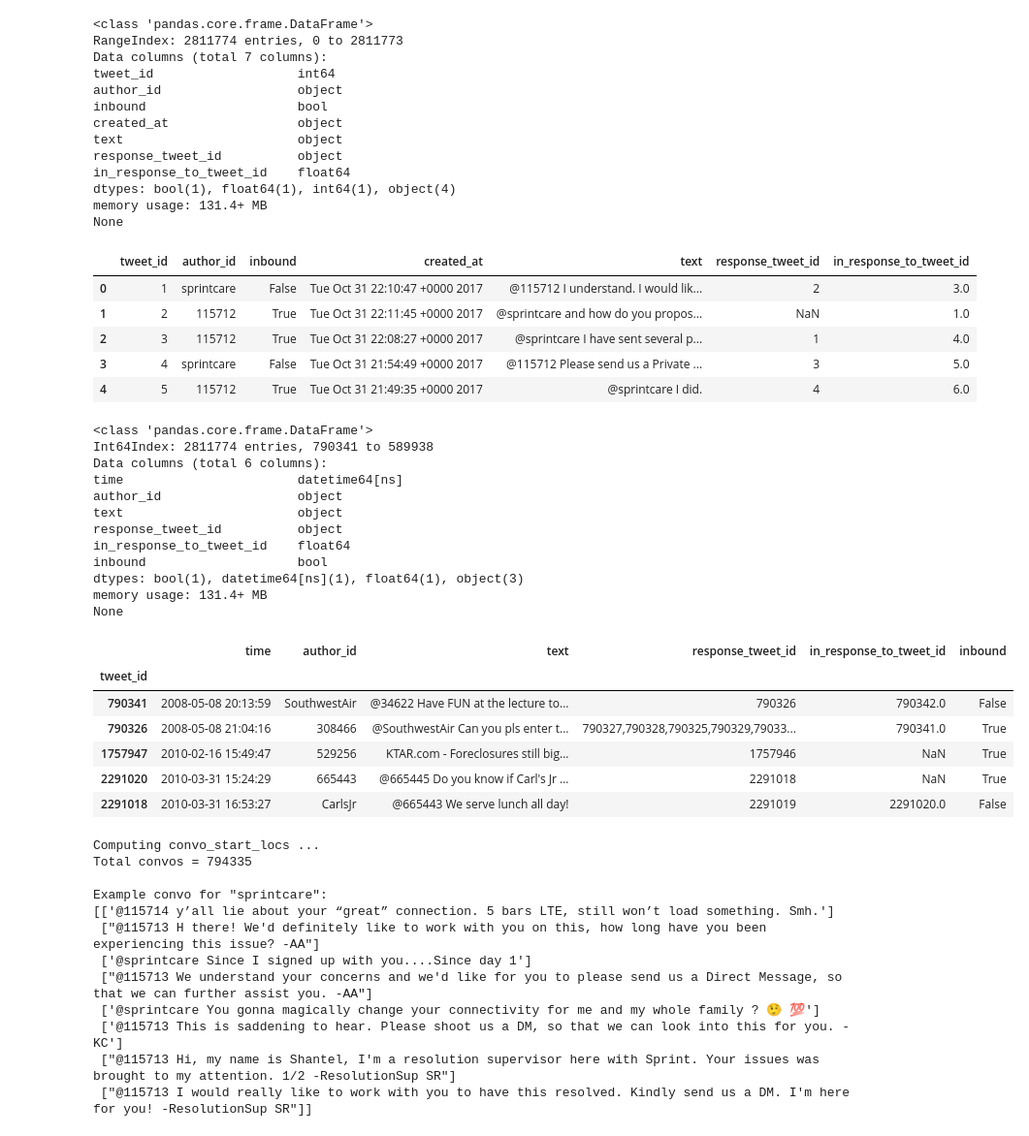
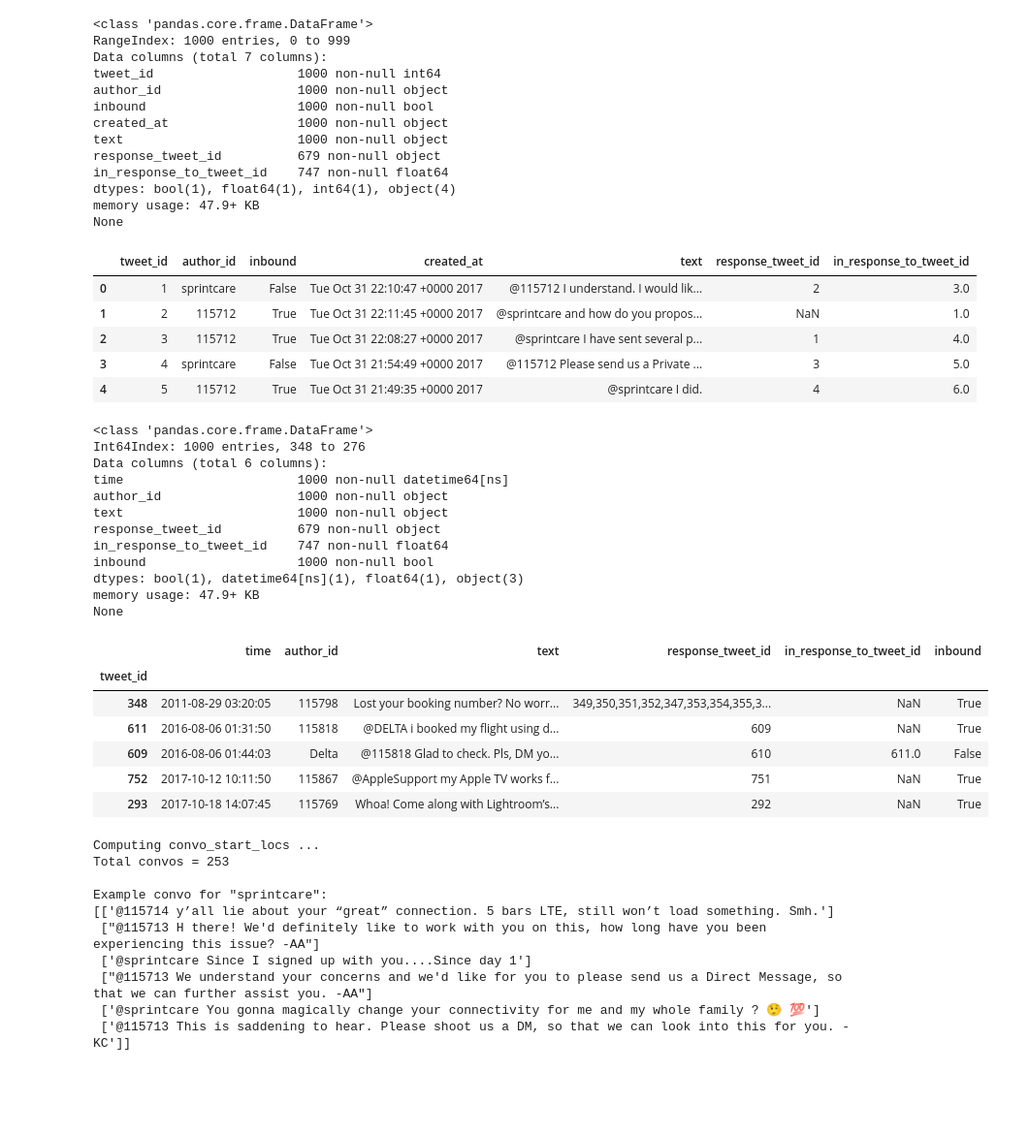
Before and after one commit to harshgits/twitter_customer_service, a Jupyter notebook: 01_convo_chains.ipynb, the cells around one changed output. Shown at 97% size. Cells and saved outputs as stored; diff of their text form; code cells hidden in the pictures; blank space fills up the shorter version.

```diff
--- a/01_convo_chains.ipynb
+++ b/01_convo_chains.ipynb
@@ -14,22 +23,22 @@ from pprint import pprint
 # %%
 ## read in data
 
-df_raw = pd.read_csv('twcs.csv', nrows=None)
+df_raw = pd.read_csv('data/twcs.csv', nrows=1000)
 print(df_raw.info())
 df_raw.head()
 # %% [output]
 <class 'pandas.core.frame.DataFrame'>
-RangeIndex: 2811774 entries, 0 to 2811773
+RangeIndex: 1000 entries, 0 to 999
 Data columns (total 7 columns):
-tweet_id                   int64
-author_id                  object
-inbound                    bool
-created_at                 object
-text                       object
-response_tweet_id          object
-in_response_to_tweet_id    float64
+tweet_id                   1000 non-null int64
+author_id                  1000 non-null object
+inbound                    1000 non-null bool
+created_at                 1000 non-null object
+text                       1000 non-null object
+response_tweet_id          679 non-null object
+in_response_to_tweet_id    747 non-null float64
 dtypes: bool(1), float64(1), int64(1), object(4)
-memory usage: 131.4+ MB
+memory usage: 47.9+ KB
 None
 |  | tweet_id | author_id | inbound | created_at | text | response_tweet_id | in_response_to_tweet_id |
 | 0 | 1 | sprintcare | False | Tue Oct 31 22:10:47 +0000 2017 | @115712 I understand. I would lik... | 2 | 3.0 |
@@ -64,30 +70,30 @@ df_raw = None
 # %%
 ### ENTRY POINT. load clean csv
 
-df = pd.read_csv('twcs_clean.csv').set_index("tweet_id")
+df = pd.read_csv('data/twcs_clean.csv').set_index("tweet_id")
 df["time"] = pd.to_datetime(df["time"], infer_datetime_format=True)
 print(df.info())
 df.head()
 # %% [output]
 <class 'pandas.core.frame.DataFrame'>
-Int64Index: 2811774 entries, 790341 to 589938
+Int64Index: 1000 entries, 348 to 276
 Data columns (total 6 columns):
-time                       datetime64[ns]
-author_id                  object
-text                       object
-response_tweet_id          object
-in_response_to_tweet_id    float64
-inbound                    bool
+time                       1000 non-null datetime64[ns]
+author_id                  1000 non-null object
+text                       1000 non-null object
+response_tweet_id          679 non-null object
+in_response_to_tweet_id    747 non-null float64
+inbound                    1000 non-null bool
 dtypes: bool(1), datetime64[ns](1), float64(1), object(3)
-memory usage: 131.4+ MB
+memory usage: 47.9+ KB
 None
 |  | time | author_id | text | response_tweet_id | in_response_to_tweet_id | inbound |
 | tweet_id |  |  |  |  |  |  |
-| 790341 | 2008-05-08 20:13:59 | SouthwestAir | @34622 Have FUN at the lecture to... | 790326 | 790342.0 | False |
-| 790326 | 2008-05-08 21:04:16 | 308466 | @SouthwestAir Can you pls enter t... | 790327,790328,790325,790329,79033... | 790341.0 | True |
-| 1757947 | 2010-02-16 15:49:47 | 529256 | KTAR.com - Foreclosures still big... | 1757946 | NaN | True |
-| 2291020 | 2010-03-31 15:24:29 | 665443 | @665445 Do you know if Carl's Jr ... | 2291018 | NaN | True |
-| 2291018 | 2010-03-31 16:53:27 | CarlsJr | @665443 We serve lunch all day! | 2291019 | 2291020.0 | False |
+| 348 | 2011-08-29 03:20:05 | 115798 | Lost your booking number? No worr... | 349,350,351,352,347,353,354,355,3... | NaN | True |
+| 611 | 2016-08-06 01:31:50 | 115818 | @DELTA i booked my flight using d... | 609 | NaN | True |
+| 609 | 2016-08-06 01:44:03 | Delta | @115818 Glad to check. Pls, DM yo... | 610 | 611.0 | False |
+| 752 | 2017-10-12 10:11:50 | 115867 | @AppleSupport my Apple TV works f... | 751 | NaN | True |
+| 293 | 2017-10-18 14:07:45 | 115769 | Whoa! Come along with Lightroom’s... | 292 | NaN | True |
 # %%
 ## make tweet chains for individual conversations
 
@@ -182,7 +188,7 @@ print("\nExample convo for \"" + company + "\":")
 print(df.loc[convo_locs][["text"]].values)
 # %% [output]
 Computing convo_start_locs ...
-Total convos = 794335
+Total convos = 253
 
 Example convo for "sprintcare":
 [['@115714 y’all lie about your “great” connection. 5 bars LTE, still won’t load something. Smh.']
@@ -190,9 +196,7 @@ Example convo for "sprintcare":
  ['@sprintcare Since I signed up with you....Since day 1']
  ["@115713 We understand your concerns and we'd like for you to please send us a Direct Message, so that we can further assist you. -AA"]
  ['@sprintcare You gonna magically change your connectivity for me and my whole family ? 🤥 💯']
- ['@115713 This is saddening to hear. Please shoot us a DM, so that we can look into this for you. -KC']
- ["@115713 Hi, my name is Shantel, I'm a resolution supervisor here with Sprint. Your issues was brought to my attention. 1/2 -ResolutionSup SR"]
- ["@115713 I would really like to work with you to have this resolved. Kindly send us a DM. I'm here for you! -ResolutionSup SR"]]
+ ['@115713 This is saddening to hear. Please shoot us a DM, so that we can look into this for you. -KC']]
 # %%
 ## SLOW! get convo_loc_lists for all start_locs
 
```
Also changed, not shown: parts of 7 cells of this notebook, 19 other files.
